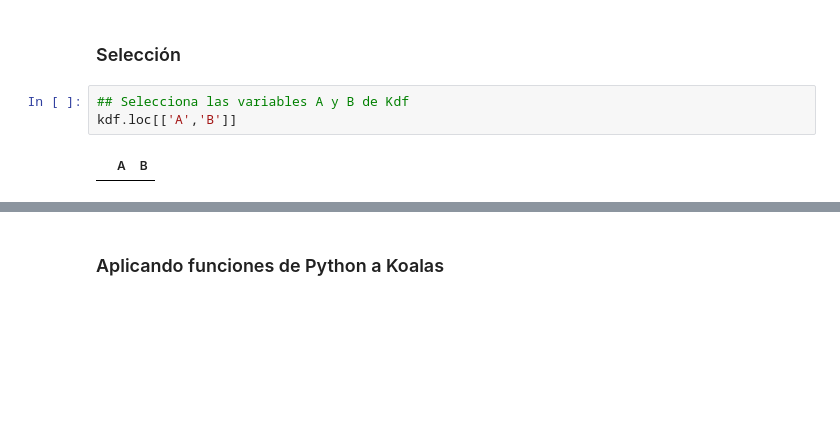
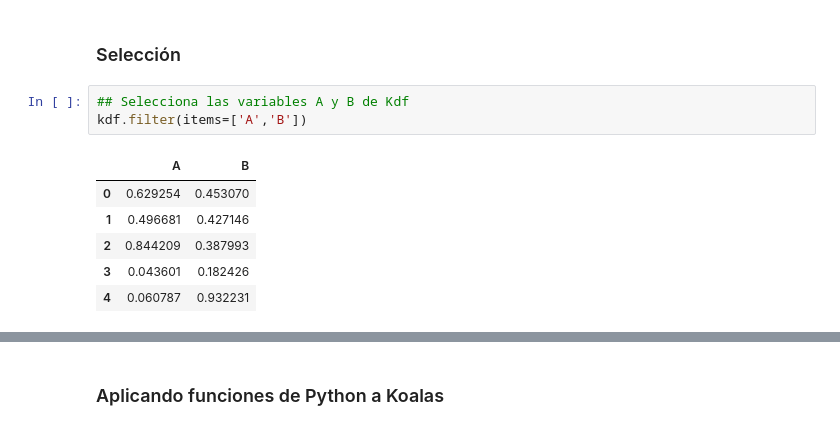
Before and after one commit to ilsear17/Big_Data1, a Jupyter notebook: 3. Ejercicios Apache Spark Koala/Ejercicio práctico_Koalas.IlseArredondo.323019078.ipynb, the cells around one changed output, grey strips where cells are left out. Drawn from its saved outputs; the diff is of its cells as text; blank space fills up the shorter version.

```diff
--- a/3. Ejercicios Apache Spark Koala/Ejercicio práctico_Koalas.IlseArredondo.323019078.ipynb
+++ b/3. Ejercicios Apache Spark Koala/Ejercicio práctico_Koalas.IlseArredondo.323019078.ipynb
@@ -78,9 +83,14 @@ kdf.T
 ### Selección
 # %%
 ## Selecciona las variables A y B de Kdf
-kdf.loc[['A','B']]
+kdf.filter(items=['A','B'])
 # %% [output]
 |  | A | B |
+| 0 | 0.629254 | 0.453070 |
+| 1 | 0.496681 | 0.427146 |
+| 2 | 0.844209 | 0.387993 |
+| 3 | 0.043601 | 0.182426 |
+| 4 | 0.060787 | 0.932231 |
 # %%
 ## Selecciona las filas 1, 2 de kdf
 kdf.iloc[1:3]
```
Also changed, not shown: parts of 13 cells of this notebook.
